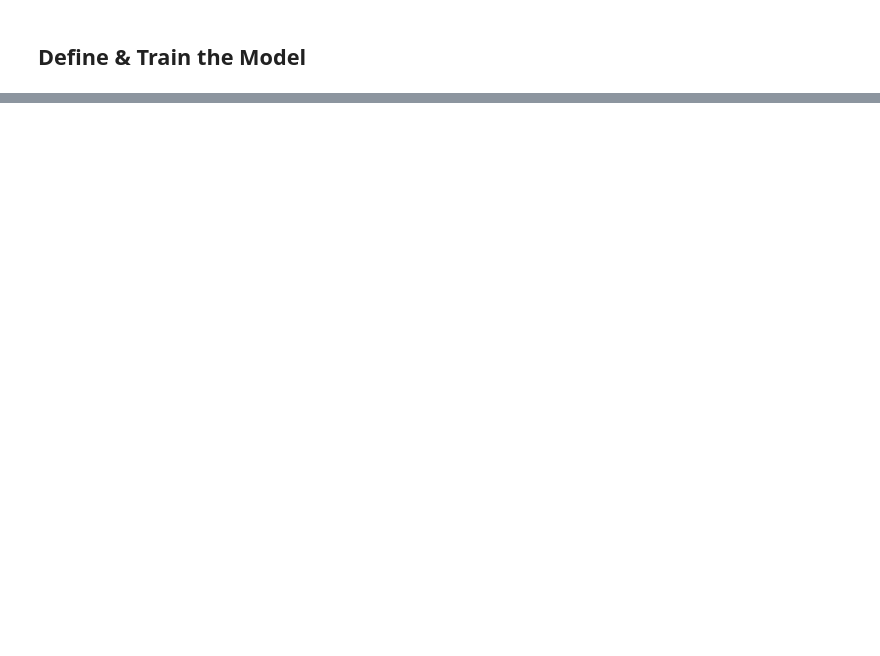
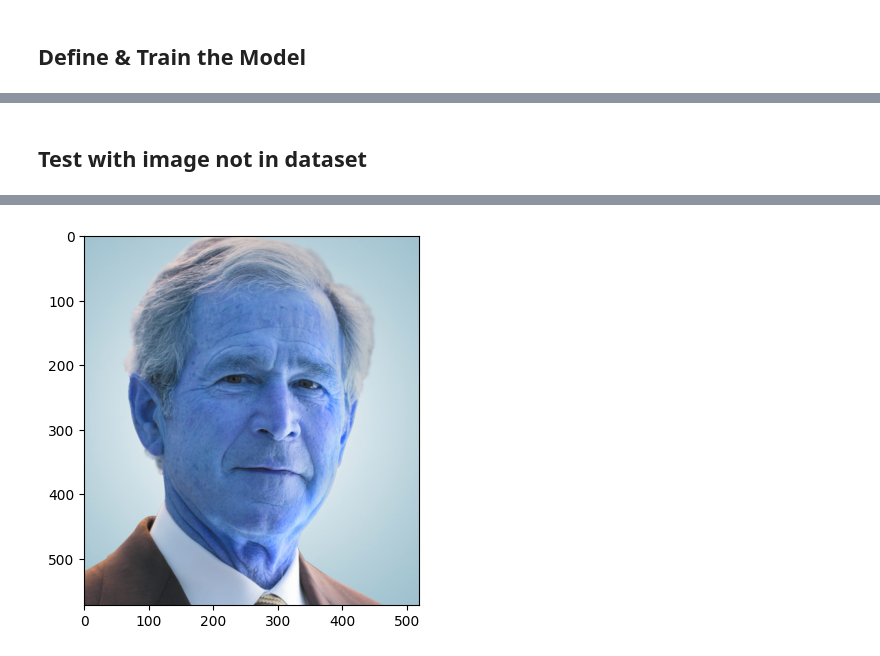
Before and after one commit to gabrielrosendo/CST440-ML-Labs, a Jupyter notebook: face_recognition.ipynb, the cells around one changed output, grey strips where cells are left out. Saved outputs shown, nothing was run; the diff lists cells and outputs as text; code cells hidden in the pictures; blank space fills up the shorter version.

```diff
--- a/face_recognition.ipynb
+++ b/face_recognition.ipynb
@@ -123,0 +207,13 @@ First person encoded: 12
+# %% [markdown]
+## Test with image not in dataset
+# %%
+## Test with other images
+path = "Bush.jpg"
+plt.imshow(cv2.imread(path))
+img = cv2.imread(path)
+img = cv2.resize(img, (64, 64))
+img = img / 255.0
+img = np.expand_dims(img, axis=0)
+pred = loaded_model.predict(img)
+print("Predicted:", label_encoder.inverse_transform([np.argmax(pred)]))
+# %% [output]
@@ -123,0 +222 @@ First person encoded: 12
+[figure, added]
```
Also changed, not shown: parts of 5 cells of this notebook.
